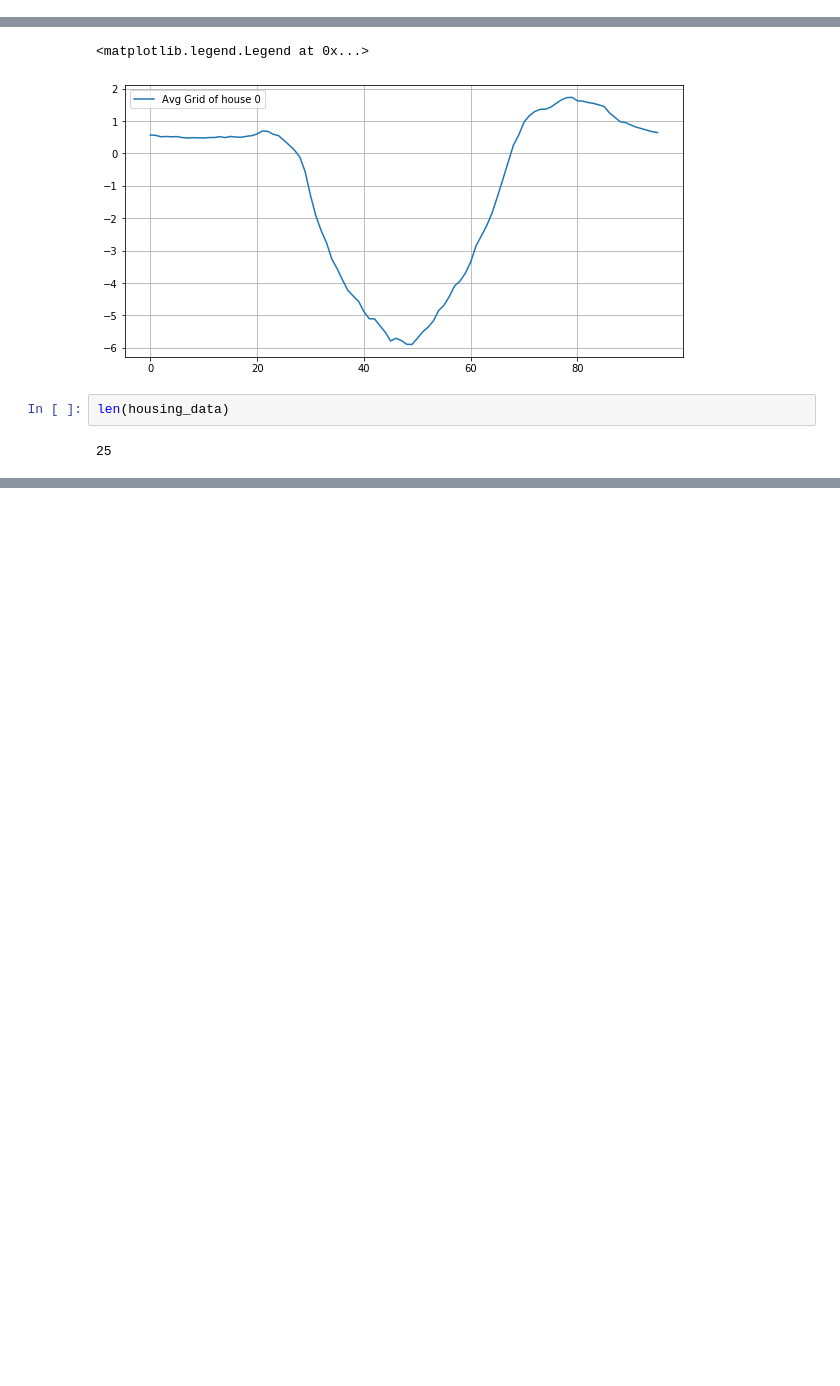
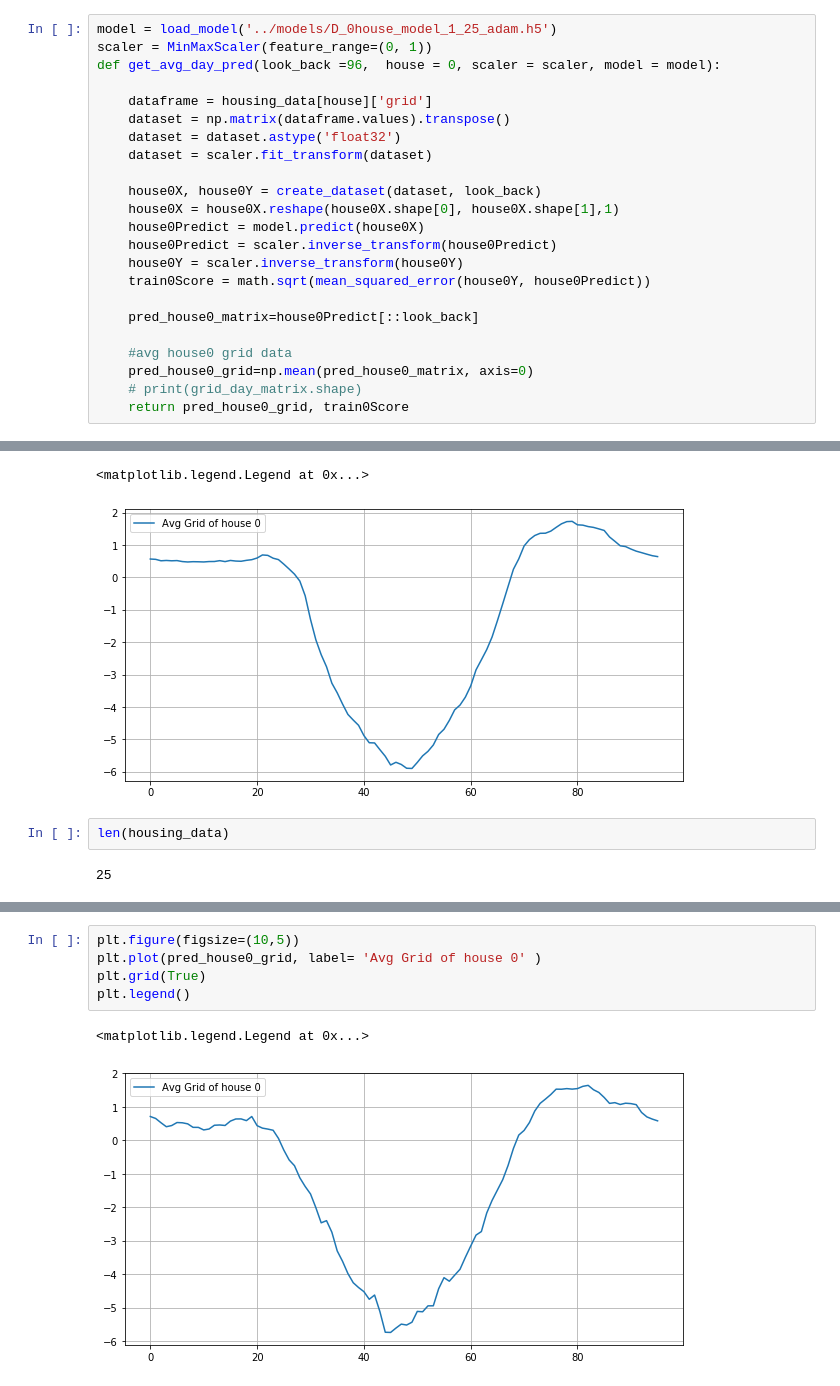
Before and after one commit to Natemen96/ECEMasterProject, a Jupyter notebook: notebooks/EveryNyHouseAvg.ipynb, the cells around one changed output, grey strips where cells are left out. Cells and saved outputs as stored; diff of their text form; blank space fills up the shorter version.

```diff
--- a/notebooks/EveryNyHouseAvg.ipynb
+++ b/notebooks/EveryNyHouseAvg.ipynb
@@ -63,6 +65,29 @@ def get_avg_day(look_back =96,  house = 0):
     avg_house_grid=np.mean(grid_day_matrix, axis=0)
     # print(grid_day_matrix.shape)
     return avg_house_grid
+# %%
+model = load_model('../models/D_0house_model_1_25_adam.h5')
+scaler = MinMaxScaler(feature_range=(0, 1))
+def get_avg_day_pred(look_back =96,  house = 0, scaler = scaler, model = model):
+
+    dataframe = housing_data[house]['grid']
+    dataset = np.matrix(dataframe.values).transpose()
+    dataset = dataset.astype('float32')
+    dataset = scaler.fit_transform(dataset)
+
+    house0X, house0Y = create_dataset(dataset, look_back)
+    house0X = house0X.reshape(house0X.shape[0], house0X.shape[1],1)
+    house0Predict = model.predict(house0X)
+    house0Predict = scaler.inverse_transform(house0Predict)
+    house0Y = scaler.inverse_transform(house0Y)
+    train0Score = math.sqrt(mean_squared_error(house0Y, house0Predict))
+
+    pred_house0_matrix=house0Predict[::look_back]
+
+    #avg house0 grid data
+    pred_house0_grid=np.mean(pred_house0_matrix, axis=0)
+    # print(grid_day_matrix.shape)
+    return pred_house0_grid, train0Score
 # %%
 avg_house0_grid = get_avg_day(house= 0)
 # %%
@@ -91,0 +123,8 @@ for i in range(len(housing_data)):
+# %%
+plt.figure(figsize=(10,5))
+plt.plot(pred_house0_grid, label= 'Avg Grid of house 0' )
+plt.grid(True)
+plt.legend()
+# %% [output]
+<matplotlib.legend.Legend at 0x...>
+[figure, added]
```
Also changed, not shown: parts of 13 cells of this notebook, 1 other file.
